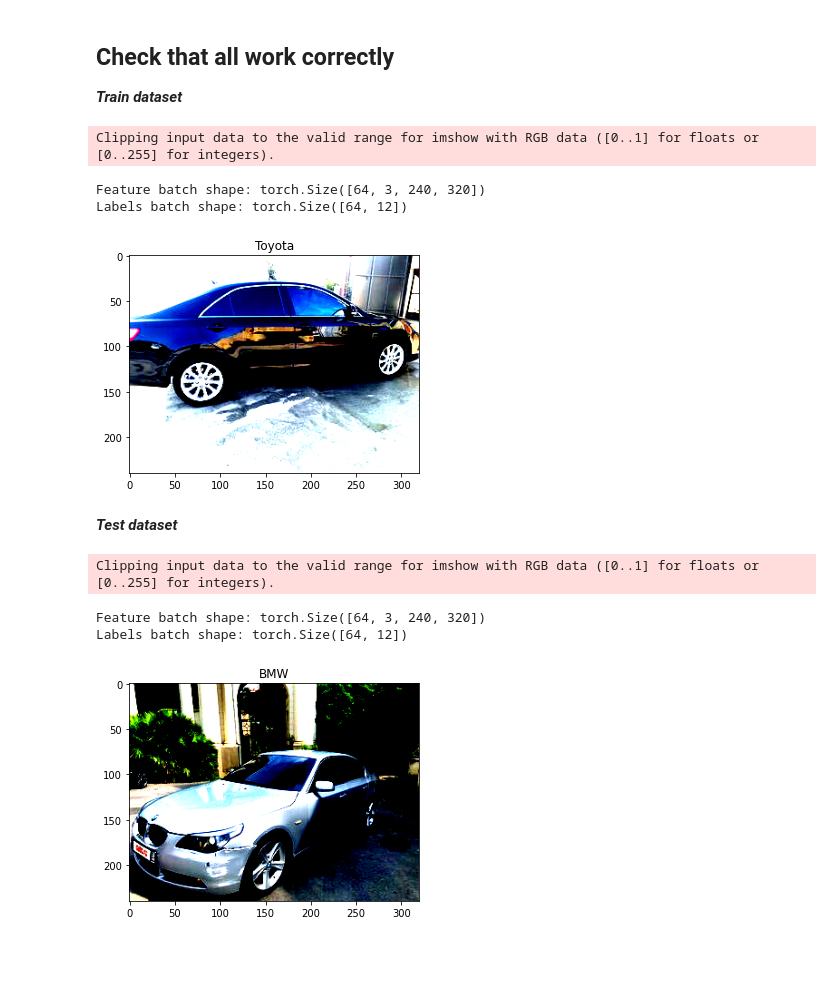
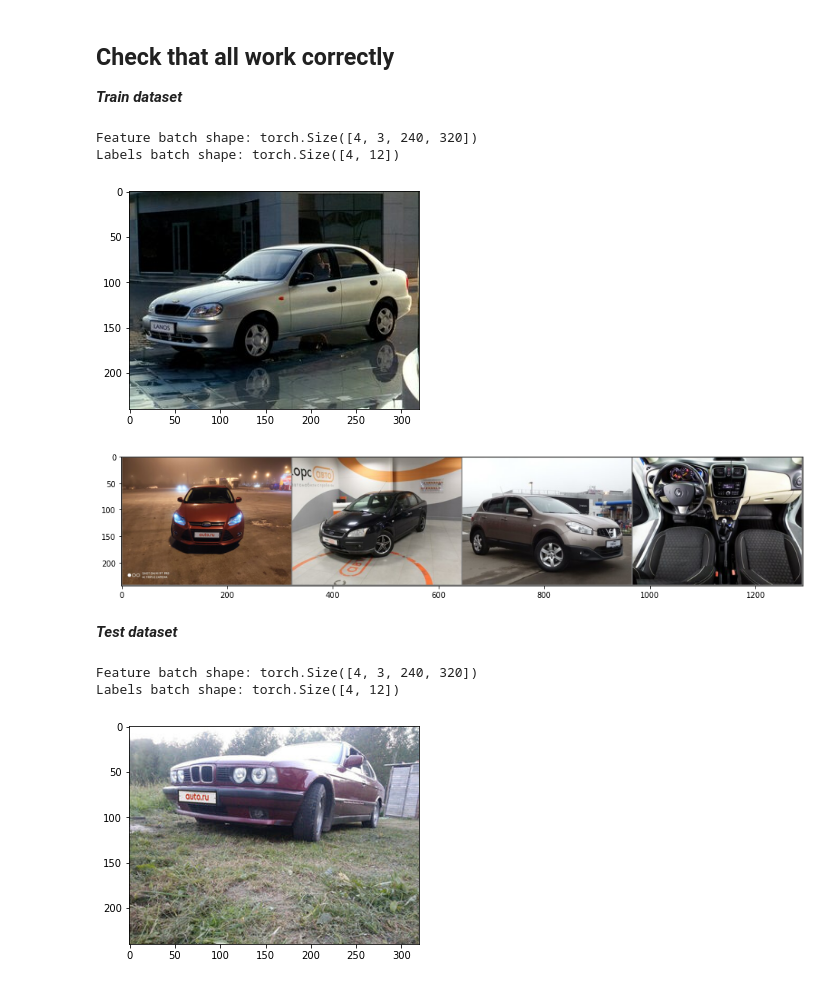
Before and after one commit to SergeyMopozov/portfolio, a Jupyter notebook: 1_automarket_exploration/5_car_dataset.ipynb, the cells around one changed output. Drawn from its saved outputs; the diff is of its cells as text; code cells hidden in the pictures; blank space fills up the shorter version.

```diff
--- a/1_automarket_exploration/5_car_dataset.ipynb
+++ b/1_automarket_exploration/5_car_dataset.ipynb
@@ -68,7 +74,8 @@ labels.to_pickle('../../data/1_automarket_exploration/source_data/labels.pckl')
 ## Create custom dataset class
 # %%
 class CustomImageDataset(Dataset):
-    def __init__(self, annotations, img_dir, target, path, train=True, transform=None, target_transform=None):
+    def __init__(self, annotations, img_dir, target, path,
+                 train=True, transform=None, target_transform=None, task='class'):
         if train:
             flag = 'train'
         else:
@@ -79,6 +86,9 @@ class CustomImageDataset(Dataset):
         self.img_dir = img_dir
         self.transform = transform
         self.target_transform = target_transform
+        self.class_labels = None
+        if task == 'class':
+            self.class_labels = dict(zip(data[target], data['producer']))
 
     def __len__(self):
         return len(self.img_labels)
@@ -95,11 +105,14 @@ class CustomImageDataset(Dataset):
             label = self.target_transform(label)
 
         return image, label
+
+    def get_class_labels(self):
+        return self.class_labels
 # %% [markdown]
 ## Create instance and make dataloader
 # %%
 transf = Compose([ConvertImageDtype(torch.float),
-                  Normalize((0.485, 0.456, 0.406), (0.229, 0.224, 0.225))
+                  Normalize((0.5, 0.5, 0.5), (0.5, 0.5, 0.5))
                  ])
 # %%
 train = CustomImageDataset('../../data/1_automarket_exploration/source_data/labels.pckl',
@@ -111,7 +124,7 @@ train = CustomImageDataset('../../data/1_automarket_exploration/source_data/labe
                            target_transform = Lambda(lambda y: torch.zeros(
                                12, dtype=torch.float).scatter_(dim=0, index=torch.tensor(y), value=1))
                            )
-train_dataloader = DataLoader(train, batch_size=64, shuffle=True)
+train_dataloader = DataLoader(train, batch_size=4, shuffle=True)
 # %%
 test = CustomImageDataset('../../data/1_automarket_exploration/source_data/labels.pckl',
                            '../../data/1_automarket_exploration/auto_img/',
@@ -130,30 +150,35 @@ test_dataloader = DataLoader(test, batch_size=64, shuffle=True)
 # %%
 train_features, train_labels = next(iter(train_dataloader))
 print(f"Feature batch shape: {train_features.size()}")
 print(f"Labels batch shape: {train_labels.size()}")
-img = train_features[0].permute(1, 2, 0)
+img = train_features[0] / 2 + 0.5
+img = img.permute(1, 2, 0)
 label = train_labels[0]
 plt.imshow(img)
-plt.title(dicts['producer'][int(label.argmax())])
+#plt.title(dicts['producer'][int(label.argmax())])
 plt.show()
 # %% [output]
-Clipping input data to the valid range for imshow with RGB data ([0..1] for floats or [0..255] for integers).
+Feature batch shape: torch.Size([4, 3, 240, 320])
+Labels batch shape: torch.Size([4, 12])
-Feature batch shape: torch.Size([64, 3, 240, 320])
-Labels batch shape: torch.Size([64, 12])
-[figure, old version]
+[figure, new version]
+# %%
+train_features, train_labels = next(iter(train_dataloader))
+imshow(make_grid(train_features))
+# %% [output]
+[figure, added]
 # %% [markdown]
 ***Test dataset***
 # %%
 test_features, test_labels = next(iter(test_dataloader))
 print(f"Feature batch shape: {test_features.size()}")
 print(f"Labels batch shape: {test_labels.size()}")
-img = test_features[0].permute(1, 2, 0)
+img = test_features[0] / 2 + 0.5
+img = img.permute(1, 2, 0)
 label = test_labels[0]
 plt.imshow(img)
-plt.title(dicts['producer'][int(label.argmax())])
+#plt.title(dicts['producer'][int(label.argmax())])
 plt.show()
 # %% [output]
-Clipping input data to the valid range for imshow with RGB data ([0..1] for floats or [0..255] for integers).
+Feature batch shape: torch.Size([4, 3, 240, 320])
+Labels batch shape: torch.Size([4, 12])
-Feature batch shape: torch.Size([64, 3, 240, 320])
-Labels batch shape: torch.Size([64, 12])
-[figure, old version]
+[figure, new version]
```
Also changed, not shown: parts of 8 cells of this notebook.
